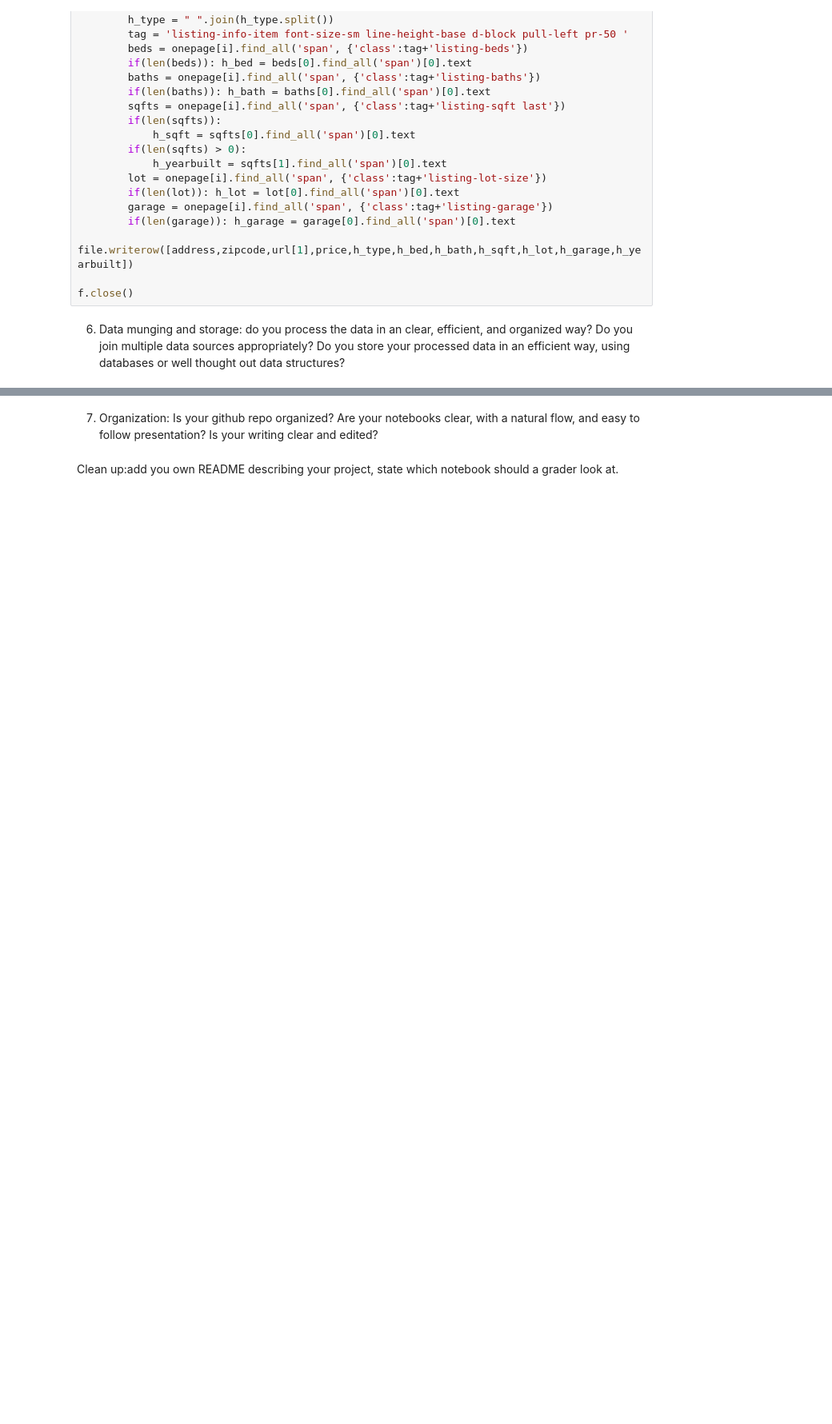
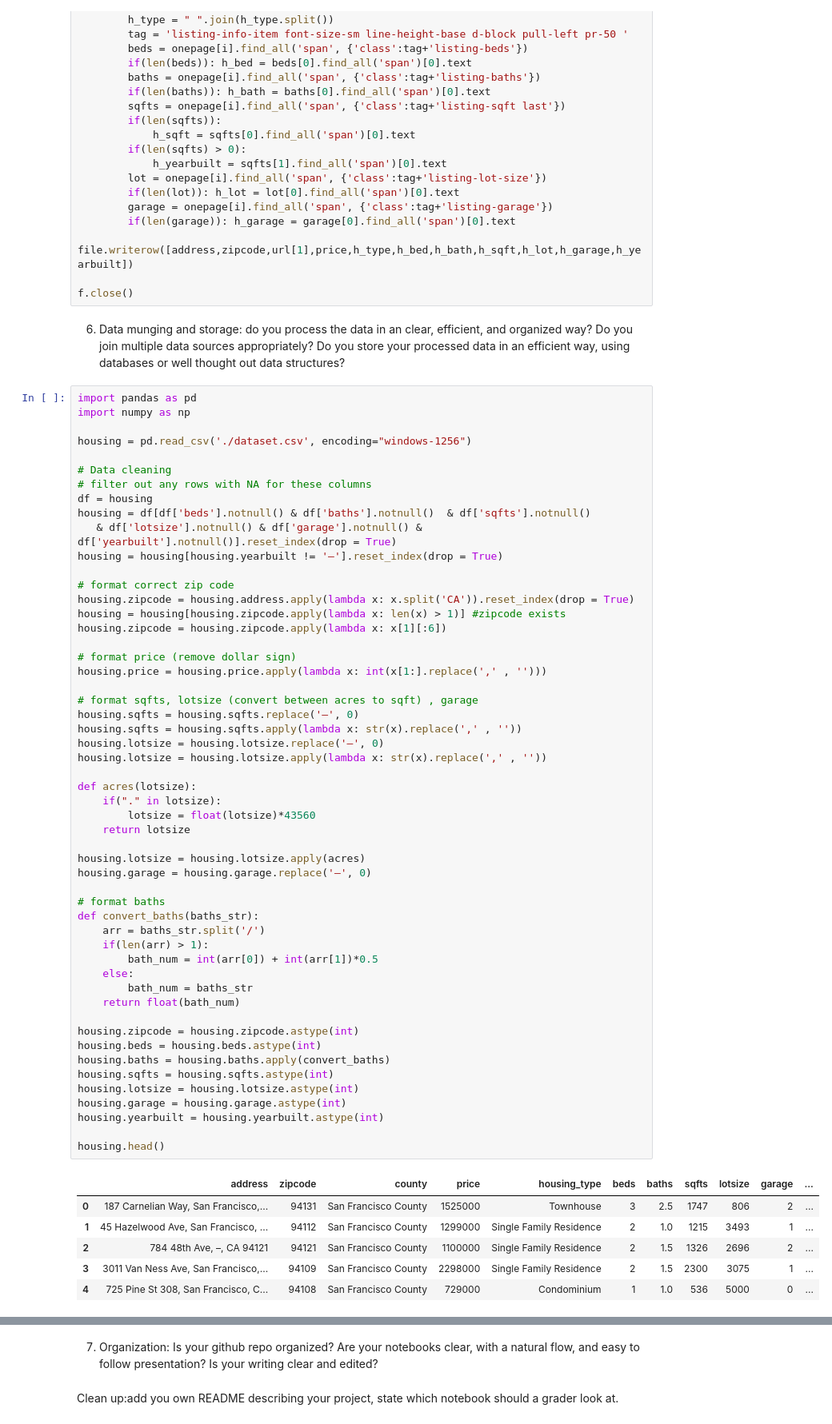
Before and after one commit to taylorxleung/STAT-141B--FINAL, a Jupyter notebook: STAT 141B-- Final Project.ipynb, the cells around one changed output, grey strips where cells are left out. Shown at 80% size. Drawn from its saved outputs; the diff is of its cells as text; blank space fills up the shorter version.

```diff
--- a/STAT 141B-- Final Project.ipynb
+++ b/STAT 141B-- Final Project.ipynb
@@ -143,3 +143,63 @@ for url in urls:
 f.close()
 # %% [markdown]
 6) Data munging and storage: do you process the data in an clear, efficient, and organized way? Do you join multiple data sources appropriately? Do you store your processed data in an efficient way, using databases or well thought out data structures?
+# %%
+import pandas as pd
+import numpy as np
+
+housing = pd.read_csv('./dataset.csv', encoding="windows-1256")
+
+# Data cleaning
+# filter out any rows with NA for these columns
+df = housing
+housing = df[df['beds'].notnull() & df['baths'].notnull()  & df['sqfts'].notnull()
+   & df['lotsize'].notnull() & df['garage'].notnull() & df['yearbuilt'].notnull()].reset_index(drop = True)
+housing = housing[housing.yearbuilt != '–'].reset_index(drop = True)
+
+# format correct zip code
+housing.zipcode = housing.address.apply(lambda x: x.split('CA')).reset_index(drop = True)
+housing = housing[housing.zipcode.apply(lambda x: len(x) > 1)] #zipcode exists
+housing.zipcode = housing.zipcode.apply(lambda x: x[1][:6])
+
+# format price (remove dollar sign)
+housing.price = housing.price.apply(lambda x: int(x[1:].replace(',' , '')))
+
+# format sqfts, lotsize (convert between acres to sqft) , garage
+housing.sqfts = housing.sqfts.replace('–', 0)
+housing.sqfts = housing.sqfts.apply(lambda x: str(x).replace(',' , ''))
+housing.lotsize = housing.lotsize.replace('–', 0)
+housing.lotsize = housing.lotsize.apply(lambda x: str(x).replace(',' , ''))
+
+def acres(lotsize):
+    if("." in lotsize):
+        lotsize = float(lotsize)*43560
+    return lotsize
+
+housing.lotsize = housing.lotsize.apply(acres)
+housing.garage = housing.garage.replace('–', 0)
+
+# format baths
+def convert_baths(baths_str):
+    arr = baths_str.split('/')
+    if(len(arr) > 1):
+        bath_num = int(arr[0]) + int(arr[1])*0.5
+    else:
+        bath_num = baths_str
+    return float(bath_num)
+
+housing.zipcode = housing.zipcode.astype(int)
+housing.beds = housing.beds.astype(int)
+housing.baths = housing.baths.apply(convert_baths)
+housing.sqfts = housing.sqfts.astype(int)
+housing.lotsize = housing.lotsize.astype(int)
+housing.garage = housing.garage.astype(int)
+housing.yearbuilt = housing.yearbuilt.astype(int)
+
+housing.head()
+# %% [output]
+|  | address | zipcode | county | price | housing_type | beds | baths | sqfts | lotsize | garage | ... |
+| 0 | 187 Carnelian Way, San Francisco,... | 94131 | San Francisco County | 1525000 | Townhouse | 3 | 2.5 | 1747 | 806 | 2 | ... |
+| 1 | 45 Hazelwood Ave, San Francisco, ... | 94112 | San Francisco County | 1299000 | Single Family Residence | 2 | 1.0 | 1215 | 3493 | 1 | ... |
+| 2 | 784 48th Ave, –, CA 94121 | 94121 | San Francisco County | 1100000 | Single Family Residence | 2 | 1.5 | 1326 | 2696 | 2 | ... |
+| 3 | 3011 Van Ness Ave, San Francisco,... | 94109 | San Francisco County | 2298000 | Single Family Residence | 2 | 1.5 | 2300 | 3075 | 1 | ... |
+| 4 | 725 Pine St 308, San Francisco, C... | 94108 | San Francisco County | 729000 | Condominium | 1 | 1.0 | 536 | 5000 | 0 | ... |
```
Also changed, not shown: parts of 3 cells of this notebook, 8 other files.
